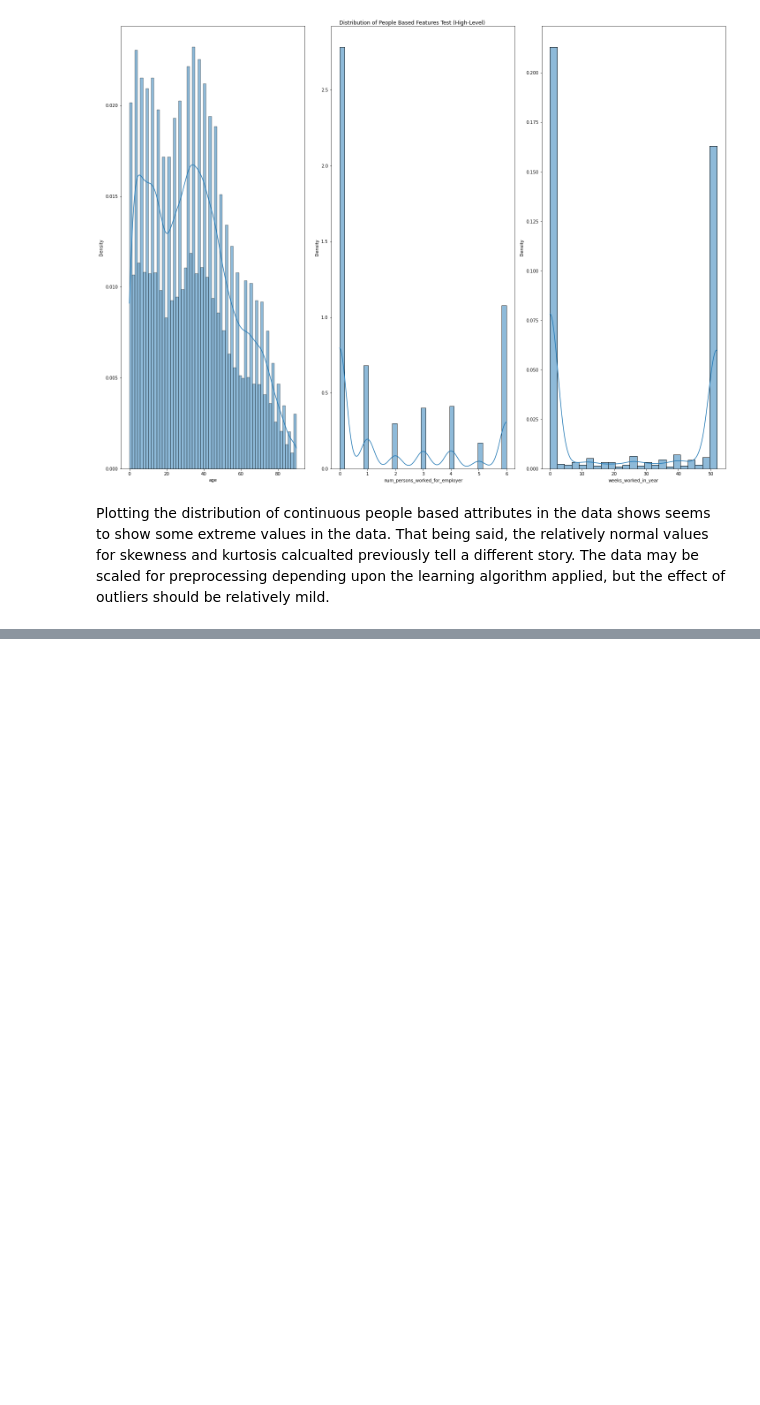
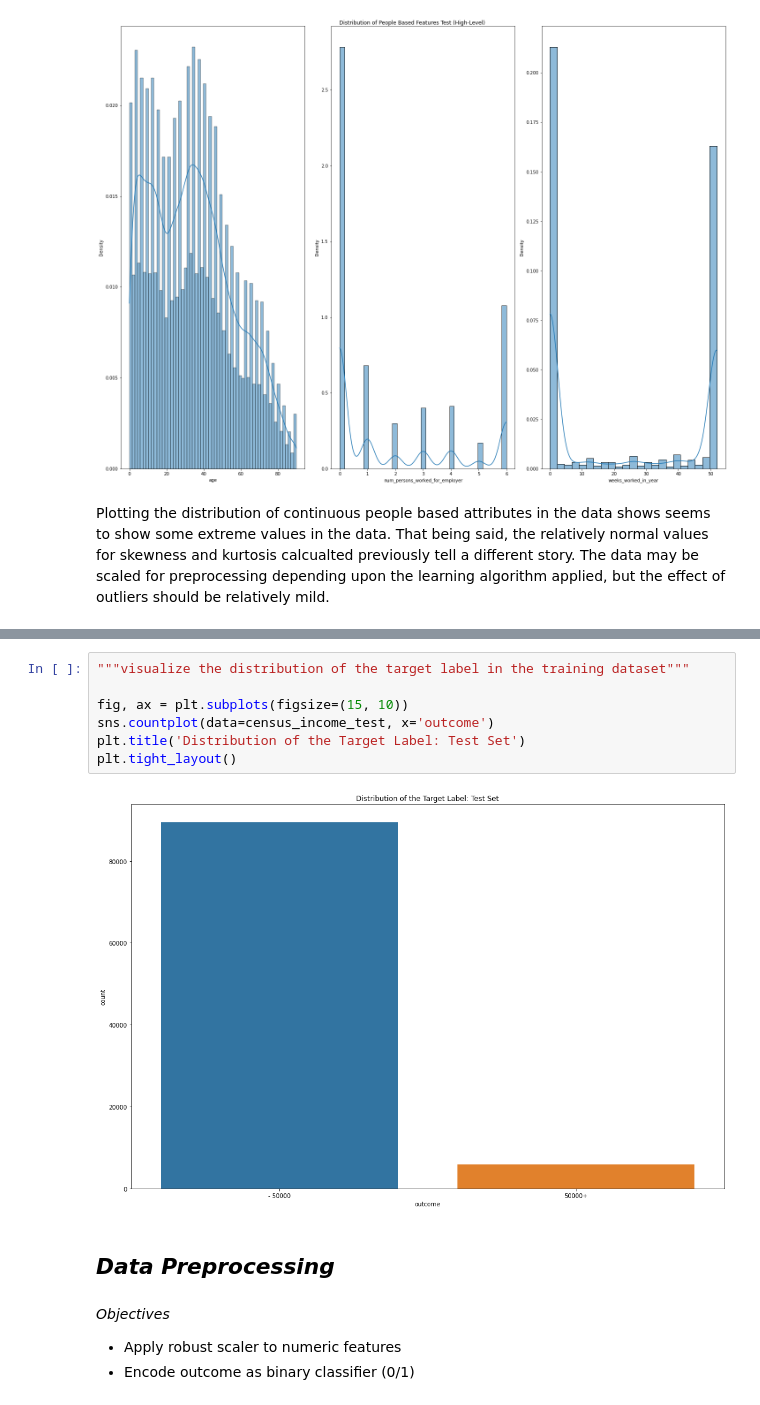
Before and after one commit to benkarabinus/nerdy_data_stuff, a Jupyter notebook: DU/COMP4448/Data_Cleaning_Assignment/Ben_Karabinus_Data_Cleaning_Assignment.ipynb, the cells around one changed output, grey strips where cells are left out. Cells and saved outputs as stored; diff of their text form; blank space fills up the shorter version.

```diff
--- a/DU/COMP4448/Data_Cleaning_Assignment/Ben_Karabinus_Data_Cleaning_Assignment.ipynb
+++ b/DU/COMP4448/Data_Cleaning_Assignment/Ben_Karabinus_Data_Cleaning_Assignment.ipynb
@@ -518,0 +569,16 @@ Plotting the distribution of continuous people based attributes in the data show
+# %%
+"""visualize the distribution of the target label in the training dataset"""
+
+fig, ax = plt.subplots(figsize=(15, 10))
+sns.countplot(data=census_income_test, x='outcome')
+plt.title('Distribution of the Target Label: Test Set')
+plt.tight_layout()
+# %% [output]
+[figure, added]
+# %% [markdown]
+## *_Data Preprocessing_*
+# %% [markdown]
+*Objectives*
+
+- Apply robust scaler to numeric features
+- Encode outcome as binary classifier (0/1)
```
Also changed, not shown: parts of 11 cells of this notebook, 2 other files.
